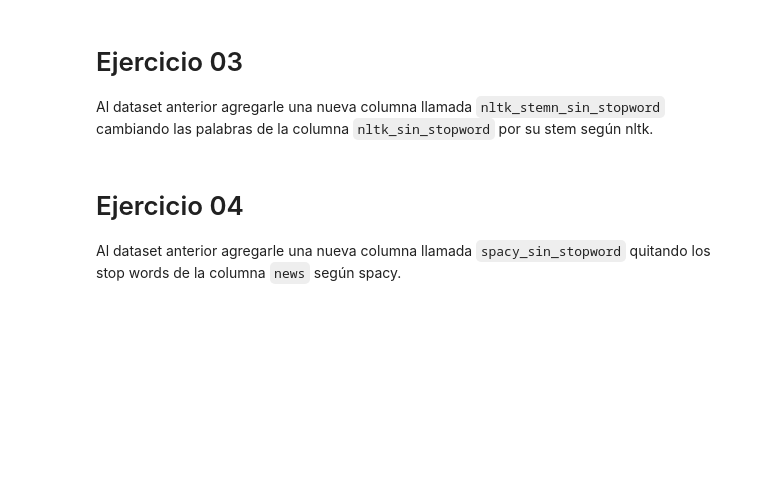
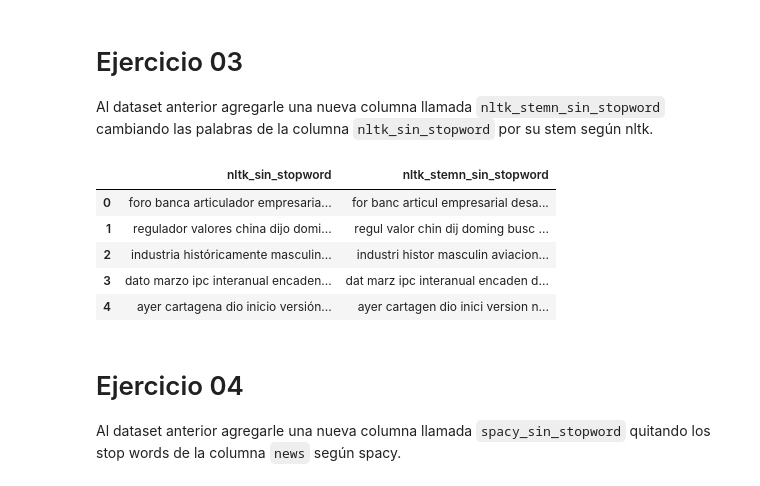
Before and after one commit to baubyte/HerramientasDeSoftwareParaElAnalisisDeDatos, a Jupyter notebook: Tema_6/Ejercicios/Semana_06_Practica_06.ipynb, the cells around one changed output. Saved outputs shown, nothing was run; the diff lists cells and outputs as text; code cells hidden in the pictures; blank space fills up the shorter version.

```diff
--- a/Tema_6/Ejercicios/Semana_06_Practica_06.ipynb
+++ b/Tema_6/Ejercicios/Semana_06_Practica_06.ipynb
@@ -59,6 +89,31 @@ Al dataset anterior agregarle una nueva columna llamada `nltk_sin_stopword` quit
 # Ejercicio 03
 
 Al dataset anterior agregarle una nueva columna llamada `nltk_stemn_sin_stopword` cambiando las palabras de la columna `nltk_sin_stopword` por su stem según nltk.
+# %%
+from nltk.stem import SnowballStemmer
+
+spanish_stemmer = SnowballStemmer('spanish')
+
+def stem_text(text):
+    if isinstance(text, str):
+        words = re.findall(r'\b\w+\b', text.lower())
+        stemmed_words = [spanish_stemmer.stem(word) for word in words]
+        return ' '.join(stemmed_words)
+    return text
+
+df_spanish_news_classificatio['nltk_stemn_sin_stopword'] = [
+    stem_text(text) for text in df_spanish_news_classificatio['nltk_sin_stopword'].values
+]
+
+# Mostrar el resultado
+display(df_spanish_news_classificatio[['nltk_sin_stopword', 'nltk_stemn_sin_stopword']].head())
+# %% [output]
+|  | nltk_sin_stopword | nltk_stemn_sin_stopword |
+| 0 | foro banca articulador empresaria... | for banc articul empresarial desa... |
+| 1 | regulador valores china dijo domi... | regul valor chin dij doming busc ... |
+| 2 | industria históricamente masculin... | industri histor masculin aviacion... |
+| 3 | dato marzo ipc interanual encaden... | dat marz ipc interanual encaden d... |
+| 4 | ayer cartagena dio inicio versión... | ayer cartagen dio inici version n... |
 # %% [markdown]
 # Ejercicio 04
 
```
Also changed, not shown: parts of 3 cells of this notebook.
